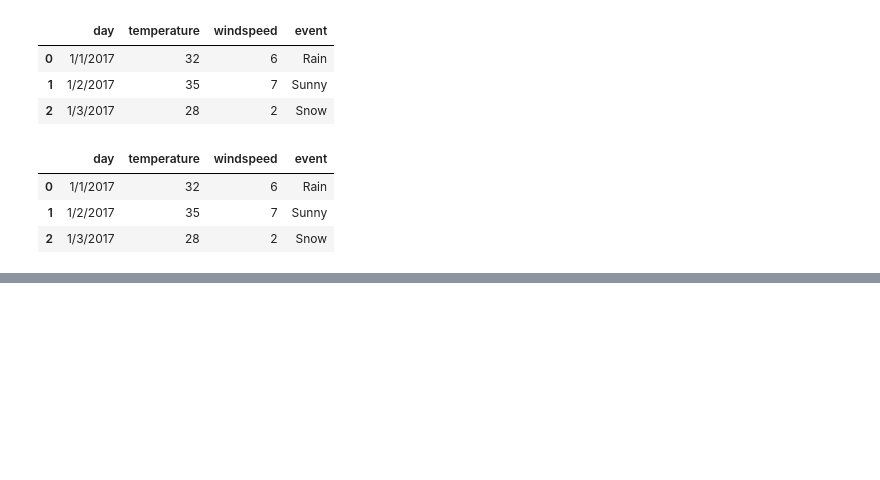
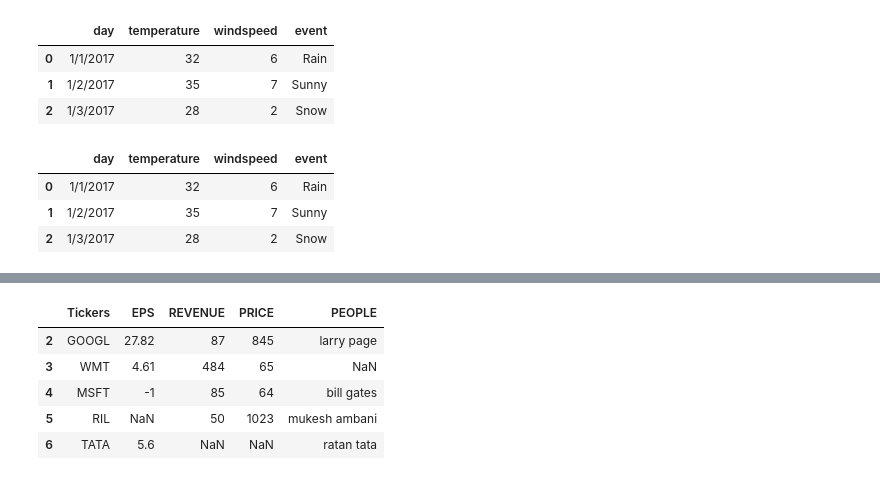
Before and after one commit to REZ-OAN/pythonForMl, a Jupyter notebook: pythonPandas/solve.ipynb, the cells around one changed output, grey strips where cells are left out. Saved outputs shown, nothing was run; the diff lists cells and outputs as text; code cells hidden in the pictures; blank space fills up the shorter version.

```diff
--- a/pythonPandas/solve.ipynb
+++ b/pythonPandas/solve.ipynb
@@ -301,0 +343,11 @@ df
+# %%
+## dropping rows
+df = df.drop([0,1])
+df
+# %% [output]
+|  | Tickers | EPS | REVENUE | PRICE | PEOPLE |
+| 2 | GOOGL | 27.82 | 87 | 845 | larry page |
+| 3 | WMT | 4.61 | 484 | 65 | NaN |
+| 4 | MSFT | -1 | 85 | 64 | bill gates |
+| 5 | RIL | NaN | 50 | 1023 | mukesh ambani |
+| 6 | TATA | 5.6 | NaN | NaN | ratan tata |
```
Also changed, not shown: parts of 8 cells of this notebook, 9 other files.
